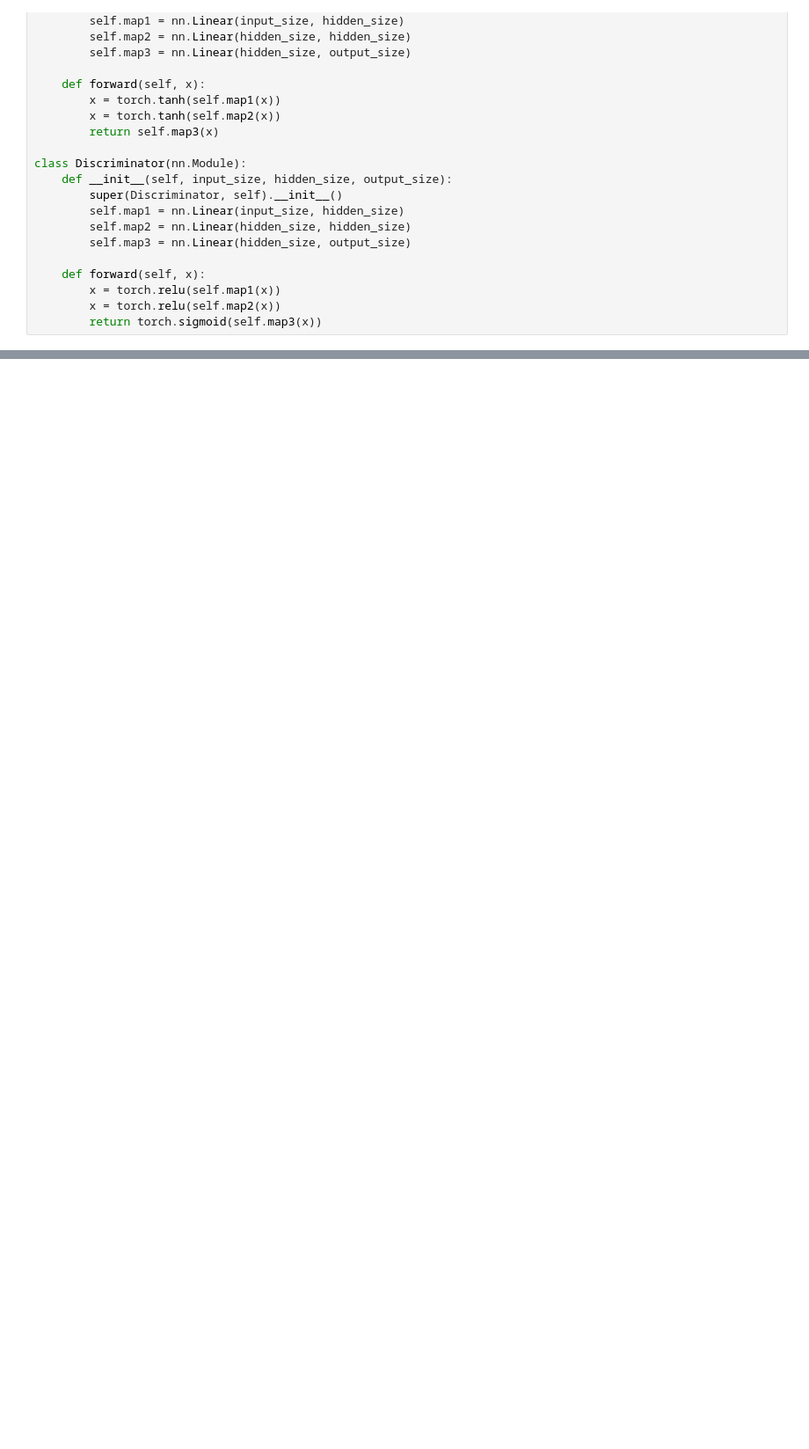
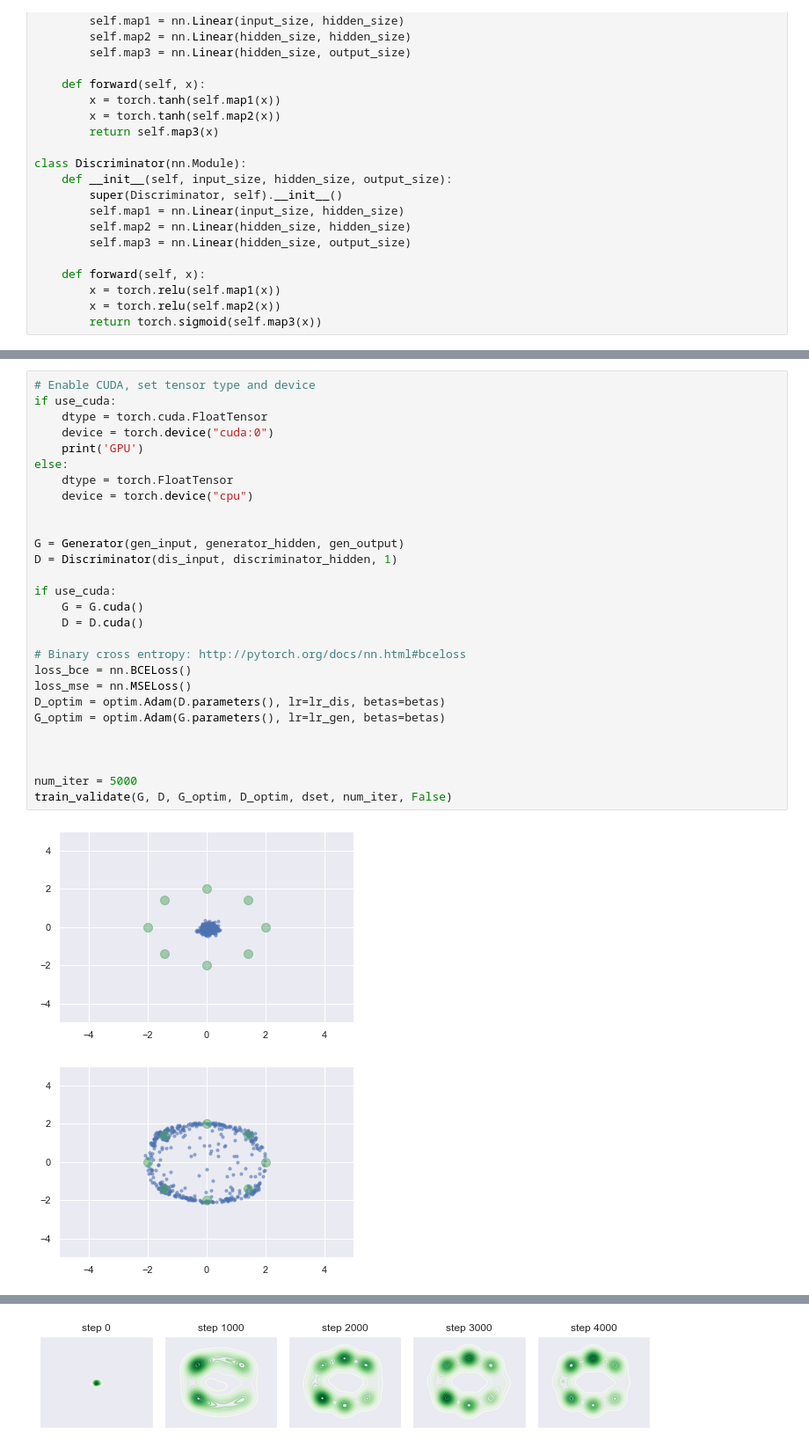
Before and after one commit to mdiephuis/information-bottleneck-gan, a Jupyter notebook: notebooks/mode_collapse_v1.ipynb, the cells around one changed output, grey strips where cells are left out. Shown: that part at 88% size. Cells and saved outputs as stored; diff of their text form; blank space fills up the shorter version.

```diff
--- a/notebooks/mode_collapse_v1.ipynb
+++ b/notebooks/mode_collapse_v1.ipynb
@@ -214,0 +245,31 @@ train_validate(G, D, G_optim, D_optim, dset, num_iter)
+# %%
+# Enable CUDA, set tensor type and device
+if use_cuda:
+    dtype = torch.cuda.FloatTensor
+    device = torch.device("cuda:0")
+    print('GPU')
+else:
+    dtype = torch.FloatTensor
+    device = torch.device("cpu")
+
+
+G = Generator(gen_input, generator_hidden, gen_output)
+D = Discriminator(dis_input, discriminator_hidden, 1)
+
+if use_cuda:
+    G = G.cuda()
+    D = D.cuda()
+
+# Binary cross entropy: http://pytorch.org/docs/nn.html#bceloss
+loss_bce = nn.BCELoss()
+loss_mse = nn.MSELoss()
+D_optim = optim.Adam(D.parameters(), lr=lr_dis, betas=betas)
+G_optim = optim.Adam(G.parameters(), lr=lr_gen, betas=betas)
+
+
+
+num_iter = 5000
+train_validate(G, D, G_optim, D_optim, dset, num_iter, False)
+# %% [output]
+[figure, added]
+[figure, added]
@@ -214,0 +279 @@ train_validate(G, D, G_optim, D_optim, dset, num_iter)
+[figure, added]
```
Also changed, not shown: parts of 9 cells of this notebook.
